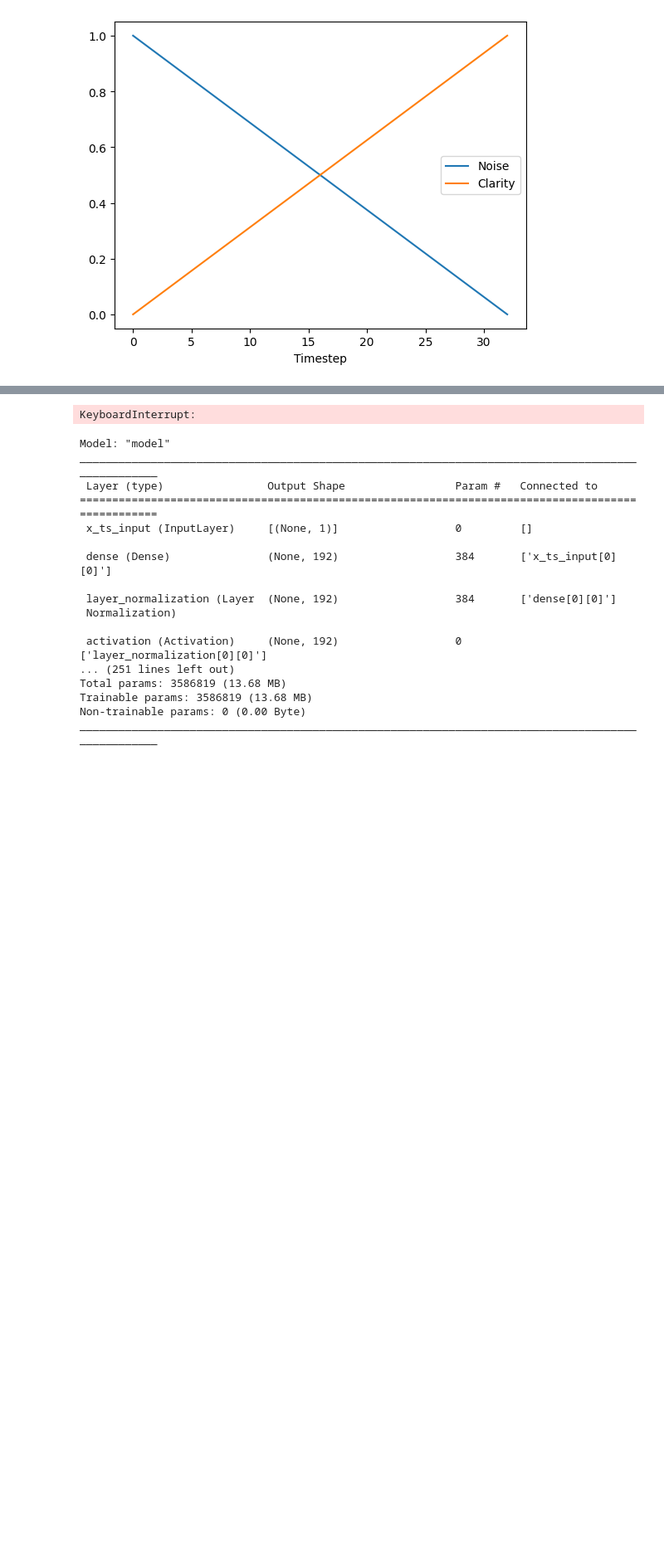
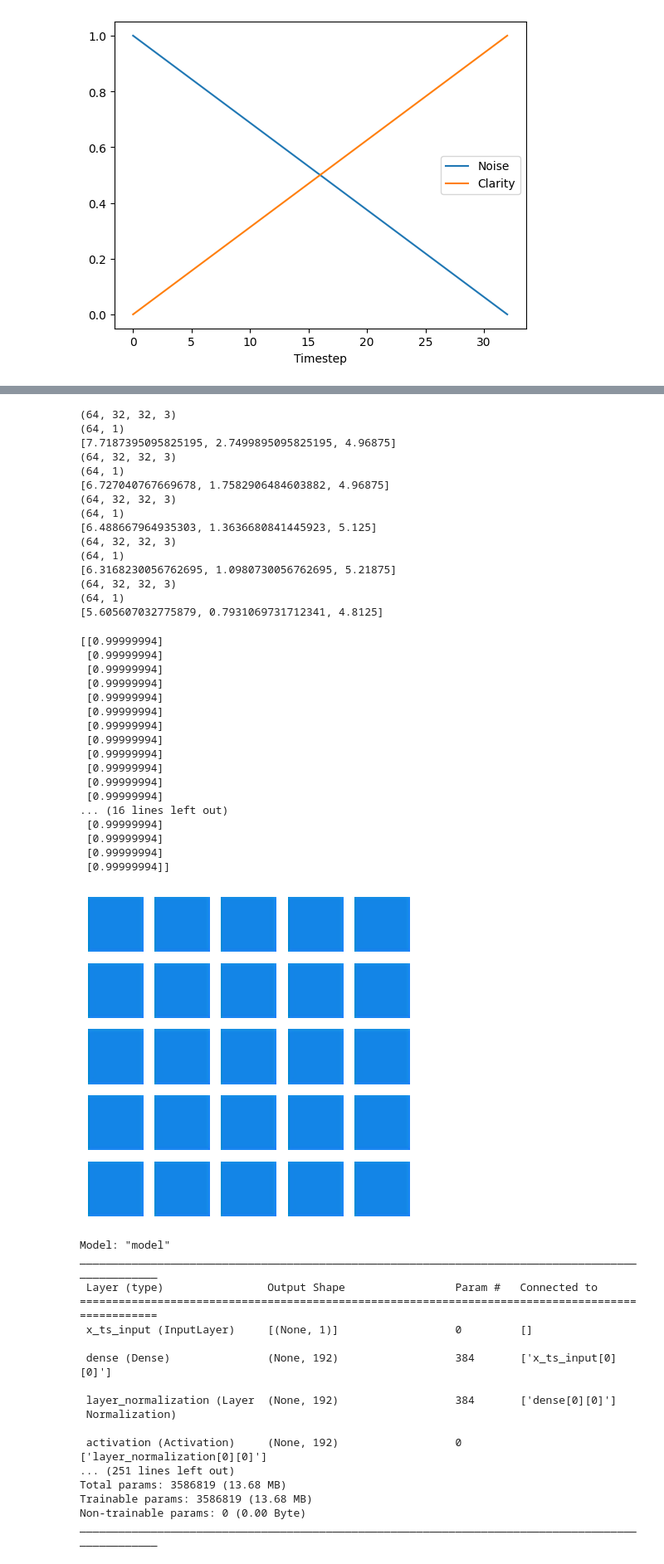
Before and after one commit to lrav35/diffusion, a Jupyter notebook: QuickDiffusionModel_TF.ipynb, the cells around one changed output, grey strips where cells are left out. Shown at 83% size. Cells and saved outputs as stored; diff of their text form; code cells hidden in the pictures; blank space fills up the shorter version.

```diff
--- a/QuickDiffusionModel_TF.ipynb
+++ b/QuickDiffusionModel_TF.ipynb
@@ -177,8 +177,15 @@ def make_model():
   x = keras.layers.Concatenate()([x, x32])
   x = UNetBlock()(x, x_ts)
 
-  x = keras.layers.Conv2D(3, kernel_size=1, padding='same')(x)
-  model = tf.keras.models.Model([x_input, x_ts_input], x)
+  x_img = keras.layers.Conv2D(3, kernel_size=1, padding='same')(x)
+
+  x = keras.layers.Flatten()(x)
+  x = keras.layers.Dense(32, activation='relu')(x)
+  x = keras.layers.Dropout(0.25)(x)
+
+  cls = keras.layers.Dense(1, activation='softmax')(x)
+
+  model = tf.keras.models.Model([x_input, x_ts_input], [x_img, cls])
   return model
 # %%
 model = make_model()
@@ -220,34 +231,79 @@ def predict_step():
         plt.title(f'{i}')
         plt.axis('off')
 # %%
-def train_one(x_img):
+def train_one(x_img, cls):
     x_ts = generate_ts(len(x_img))
     x_a, x_b = forward_noise(x_img, x_ts)
-    loss = model.train_on_batch([x_a, x_ts], x_b)
+    loss = model.train_on_batch([x_a, x_ts], [x_b, cls])
     return loss
 # %%
 def train(R=50):
     bar = trange(R)
-    total = 100
+    total = 1
     for i in bar:
         for j in range(total):
-            x_img = X_train[np.random.randint(len(X_train), size=BATCH_SIZE)]
-            loss = train_one(x_img)
+            idx = np.random.randint(len(X_train), size=BATCH_SIZE)
+            x_img = X_train[idx]
+            print(x_img.shape)
+            cls = y_train[idx]
+            print(cls.shape)
+            loss = train_one(x_img, cls)
+            print(loss)
             pg = (j / total) * 100
             if j % 5 == 0:
-                bar.set_description(f'loss: {loss:.5f}, p: {pg:.2f}%')
+                bar.set_description(f'loss: {loss[0]:.5f}, {loss[1]:.5f}, {loss[2]:.5f}, p: {pg:.2f}%')
+# %%
+def predict(x_idx=None):
+    x = np.random.normal(size=(32, IMG_SIZE, IMG_SIZE, 3))
+    for i in trange(timesteps):
+        t = i
+        [x, cls] = model.predict([x, np.full((32), t)], verbose=0)
+    print(cls)
+    show_examples(x)
 # %%
-for _ in range(5):
-    train()
+for _ in range(1):
+    train(5)
     # reduce learning rate for next training
     model.optimizer.learning_rate = max(0.00005, model.optimizer.learning_rate * 0.9)
 
     # show result
     predict()
-    predict_step()
+    # predict_step()
     plt.show()
 # %% [output]
-KeyboardInterrupt:
+(64, 32, 32, 3)
+(64, 1)
+[7.7187395095825195, 2.7499895095825195, 4.96875]
+(64, 32, 32, 3)
+(64, 1)
+[6.727040767669678, 1.7582906484603882, 4.96875]
+(64, 32, 32, 3)
+(64, 1)
+[6.488667964935303, 1.3636680841445923, 5.125]
+(64, 32, 32, 3)
+(64, 1)
+[6.3168230056762695, 1.0980730056762695, 5.21875]
+(64, 32, 32, 3)
+(64, 1)
+[5.605607032775879, 0.7931069731712341, 4.8125]
+[[0.99999994]
+ [0.99999994]
+ [0.99999994]
+ [0.99999994]
+ [0.99999994]
+ [0.99999994]
+ [0.99999994]
+ [0.99999994]
+ [0.99999994]
+ [0.99999994]
+ [0.99999994]
+ [0.99999994]
+... (16 lines left out)
+ [0.99999994]
+ [0.99999994]
+ [0.99999994]
+ [0.99999994]]
+[figure, added]
 # %%
 model = tf.keras.models.load_model('SimpleUNet.keras')
 
```
Also changed, not shown: parts of 4 cells of this notebook.
